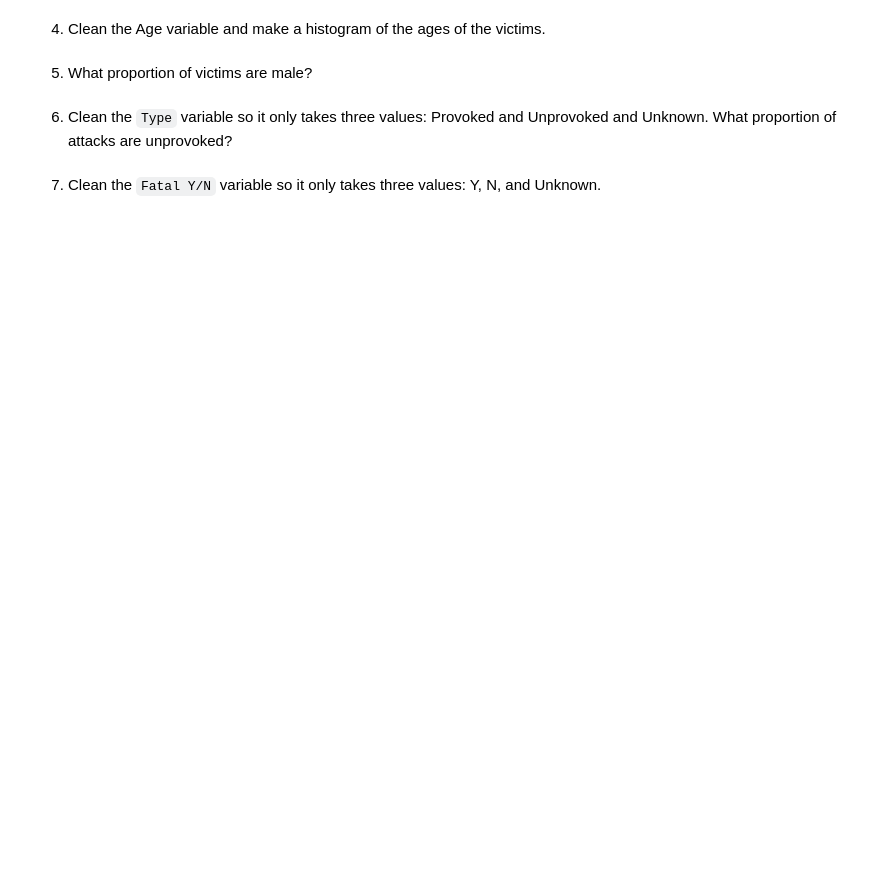
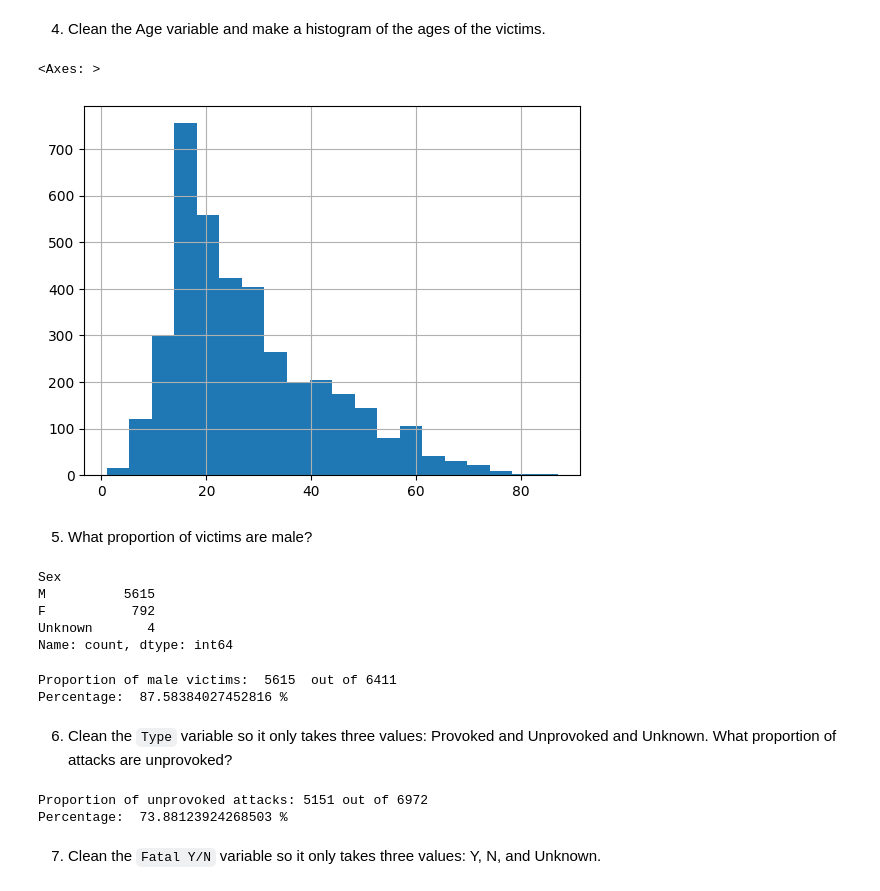
Before and after one commit to gsaunders5761/wrangling, a Jupyter notebook: assignment/assignment.ipynb, the cells around one changed output. Drawn from its saved outputs; the diff is of its cells as text; code cells hidden in the pictures; blank space fills up the shorter version.

```diff
--- a/assignment/assignment.ipynb
+++ b/assignment/assignment.ipynb
@@ -208,8 +216,44 @@ Name: Year, dtype: float64
 # %% [markdown]
 4. Clean the Age variable and make a histogram of the ages of the victims.
+# %%
+sa['Age'] = pd.to_numeric(sa['Age'], errors = 'coerce')
+sa['Age'].describe()
+sa['Age'].hist(bins=20) # create histogram for Age
+# %% [output]
+<Axes: >
+[figure, added]
 # %% [markdown]
 5. What proportion of victims are male?
+# %%
+sa['Sex'].value_counts() # count of each unique option
+# %% [output]
+Sex
+M          5615
+F           792
+Unknown       4
+Name: count, dtype: int64
+# %%
+sa['Sex'] = sa['Sex'].replace(["M x 2", "M ", " M"], "M")
+sa['Sex'] = sa['Sex'].replace(["N", "lli", "."], "Unknown")
+print("Proportion of male victims: ", 5615, " out of", (5615+792+4))
+print("Percentage: ", 5615/(5615+792+4)*100, "%")
+# %% [output]
+Proportion of male victims:  5615  out of 6411
+Percentage:  87.58384027452816 %
 # %% [markdown]
 6. Clean the `Type` variable so it only takes three values: Provoked and Unprovoked and Unknown. What proportion of attacks are unprovoked?
+# %%
+sa['Type'].describe()
+sa['Type'] = sa['Type'].replace(" Provoked", "Provoked")
+sa['Type'] = sa['Type'].replace(["Invalid","Watercraft",
+                                 "Sea Disaster","Questionable","Boat", "?",
+                                 "Unconfirmed", "Unverified", "Under investigation"], "Unknown")
+sa['Type'].value_counts()
+
+print("Proportion of unprovoked attacks: 5151 out of", (5151+1182+639))
+print("Percentage: ", 5151/(5151+1182+639)*100, "%")
+# %% [output]
+Proportion of unprovoked attacks: 5151 out of 6972
+Percentage:  73.88123924268503 %
 # %% [markdown]
 7. Clean the `Fatal Y/N` variable so it only takes three values: Y, N, and Unknown.
```
Also changed, not shown: parts of 11 cells of this notebook.
